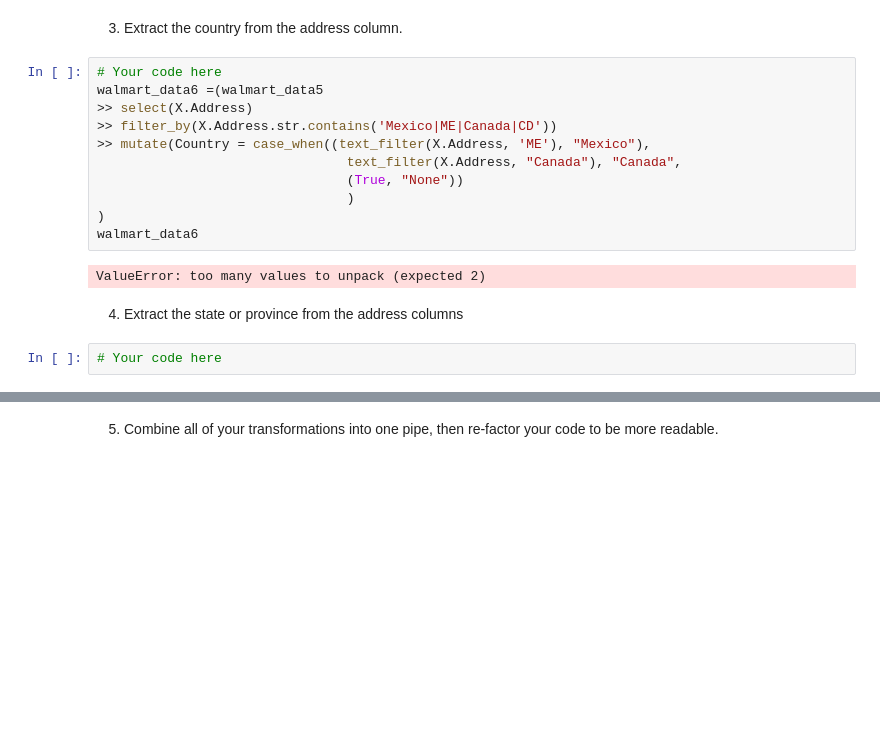
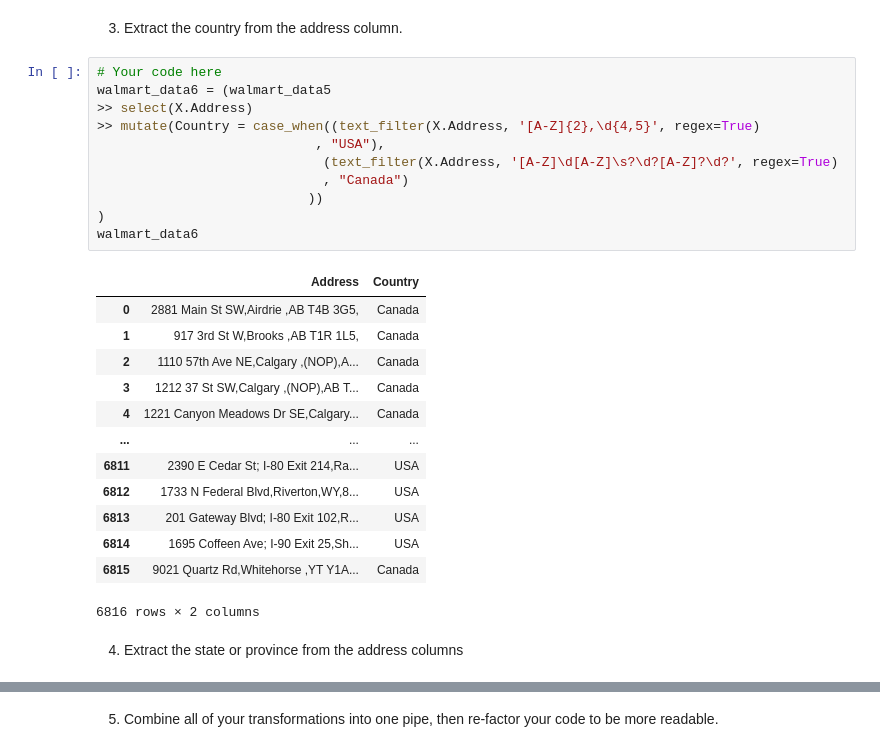
Before and after one commit to dreols01/Module-4-homework, a Jupyter notebook: Homework_4_More_Walmart_Cleaning.ipynb, the cells around one changed output, grey strips where cells are left out. Drawn from its saved outputs; the diff is of its cells as text; blank space fills up the shorter version.

```diff
--- a/Homework_4_More_Walmart_Cleaning.ipynb
+++ b/Homework_4_More_Walmart_Cleaning.ipynb
@@ -184,18 +184,28 @@ walmart_data5
 3.  Extract the country from the address column.
 # %%
 # Your code here
-walmart_data6 =(walmart_data5
+walmart_data6 = (walmart_data5
 >> select(X.Address)
->> filter_by(X.Address.str.contains('Mexico|ME|Canada|CD'))
->> mutate(Country = case_when((text_filter(X.Address, 'ME'), "Mexico"),
-                                text_filter(X.Address, "Canada"), "Canada",
-                                (True, "None"))
-                                )
+>> mutate(Country = case_when((text_filter(X.Address, '[A-Z]{2},\d{4,5}', regex=True)
+                            , "USA"),
+                             (text_filter(X.Address, '[A-Z]\d[A-Z]\s?\d?[A-Z]?\d?', regex=True)
+                             , "Canada")
+                           ))
 )
 walmart_data6
 # %% [output]
+|  | Address | Country |
+| 0 | 2881 Main St SW,Airdrie ,AB T4B 3G5, | Canada |
+| 1 | 917 3rd St W,Brooks ,AB T1R 1L5, | Canada |
+| 2 | 1110 57th Ave NE,Calgary ,(NOP),A... | Canada |
+| 3 | 1212 37 St SW,Calgary ,(NOP),AB T... | Canada |
+| 4 | 1221 Canyon Meadows Dr SE,Calgary... | Canada |
+| ... | ... | ... |
+| 6811 | 2390 E Cedar St; I-80 Exit 214,Ra... | USA |
+| 6812 | 1733 N Federal Blvd,Riverton,WY,8... | USA |
+| 6813 | 201 Gateway Blvd; I-80 Exit 102,R... | USA |
+| 6814 | 1695 Coffeen Ave; I-90 Exit 25,Sh... | USA |
+| 6815 | 9021 Quartz Rd,Whitehorse ,YT Y1A... | Canada |
-ValueError: too many values to unpack (expected 2)
+6816 rows × 2 columns
 # %% [markdown]
 4.  Extract the state or province from the address columns
-# %%
-# Your code here
```
Also changed, not shown: parts of 3 cells of this notebook.
